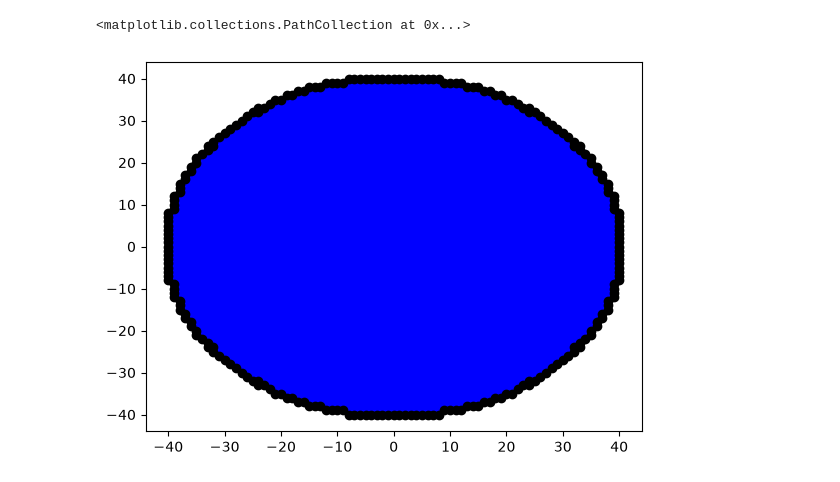
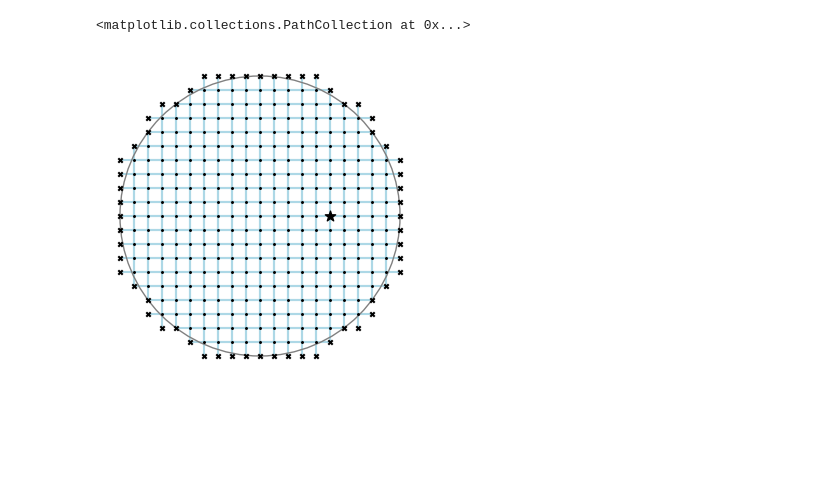
Before and after one commit to drblanc/hfunctions, a Jupyter notebook: SnellDoyle.ipynb, the cells around one changed output. Saved outputs shown, nothing was run; the diff lists cells and outputs as text; code cells hidden in the pictures; blank space fills up the shorter version.

```diff
--- a/SnellDoyle.ipynb
+++ b/SnellDoyle.ipynb
@@ -13,22 +28,48 @@ def circleverts(radius):
         if x*x+y*y < radius*radius:
             inner.append((x,y))
         else:
-            if x*x+y*y < (radius+1)*(radius+1):
+            # 0.8 is a bit arbitrary, chosen to lazily remove unreachable bdy points when R=10
+            if x*x+y*y < (radius+0.8)*(radius+0.8):
                 boundary.append((x,y))
     return inner, boundary
 # %%
-R = 40
+R = 10
 
 interior, boundary = circleverts(R)
 ix = [x for (x,y) in interior]
 iy = [y for (x,y) in interior]
 bx = [x for (x,y) in boundary]
 by = [y for (x,y) in boundary]
-plt.scatter(ix, iy, color='blue', )
-plt.scatter(bx, by, color='black')
+
+dR = lambda m : [x/R for x in m]
+
+plt.axes().set_aspect('equal')
+plt.gcf().set_size_inches(4,4)
+intset = set(interior)
+bdyset = set(boundary)
+for (x,y) in interior:
+    #print(x,y)
+    inbrs = []
+    bnbrs = []
+    for (nx,ny) in [(x-1,y), (x+1,y), (x,y-1), (x,y+1)]:
+        if (nx, ny) in bdyset:
+            plt.plot([x/R,nx/R],[y/R,ny/R],color='lightblue')
+            #bnbrs.append(bdyidx[(nx, ny)])
+        if (nx, ny) in intset:
+            plt.plot([x/R,nx/R],[y/R,ny/R],color='lightblue')
+            #inbrs.append(intidx[(nx, ny)])
+
+plt.axis('off')
+circle = plt.Circle((0,0), 1.0, color='grey', fill=False,zorder=2)
+plt.gca().add_patch(circle)
+plt.scatter(dR(ix), dR(iy), color='black', marker='.', s=5,zorder=3)
+plt.scatter(dR(bx), dR(by), color='black', marker='x', s=10, label='Boundary',zorder=4)
+plt.scatter(0.5,0, marker='*', s=60, color='black',zorder=3) #, facecolors='none', edgecolors='blue')
+#plt.legend()
+#plt.savefig('circlegridnoaxes0.1v2.pdf')
 # %% [output]
 <matplotlib.collections.PathCollection at 0x...>
-[figure, old version]
+[figure, new version]
 # %%
 def buildmatrix(boundary, interior):
     """from list of boundary coordinates and interior coordinates, build the transistion matrix,
```
Also changed, not shown: parts of 6 cells of this notebook, 1 other file.
